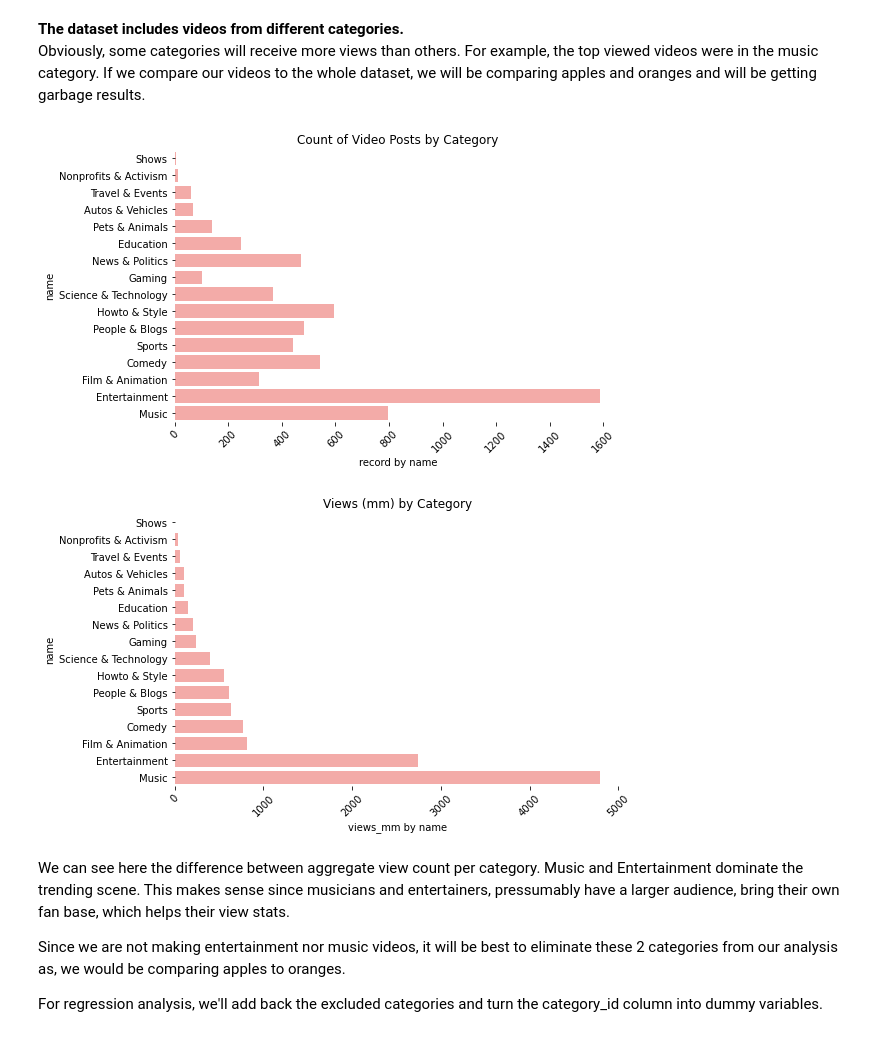
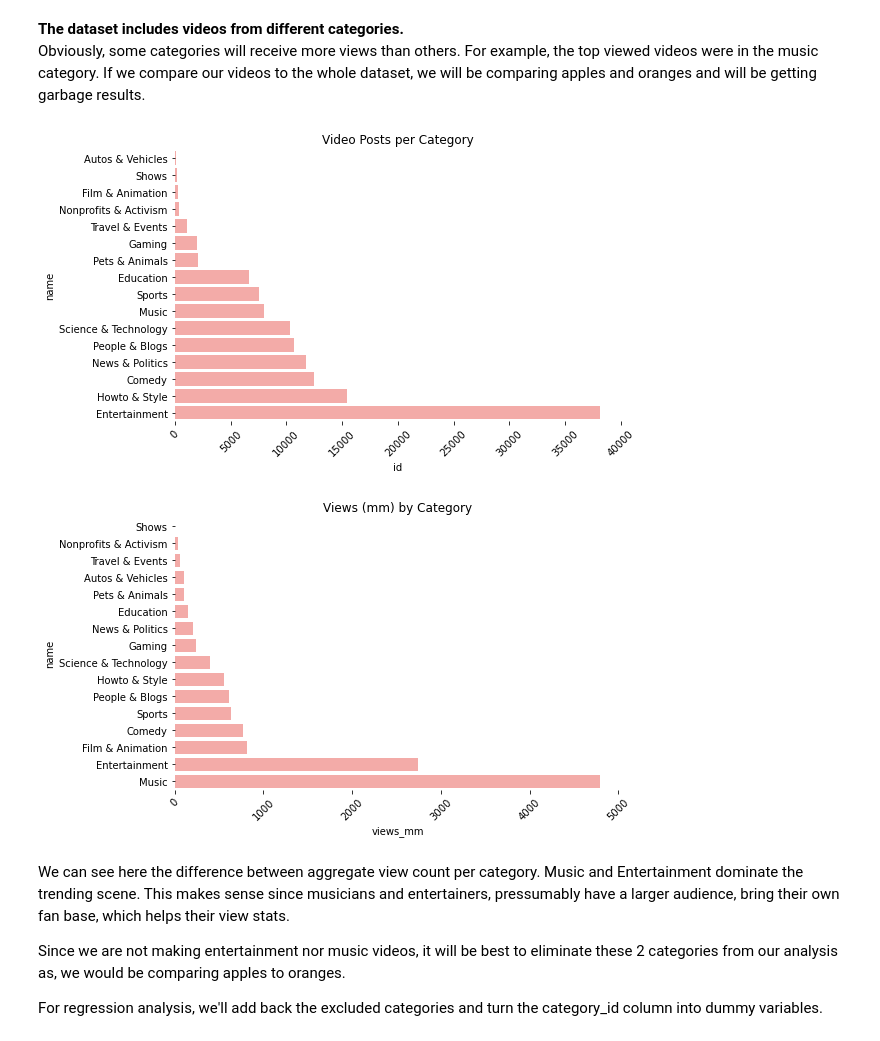
Before and after one commit to christianbm1/ds-ytViews, a Jupyter notebook: Project YouTuber.ipynb, the cells around one changed output. Drawn from its saved outputs; the diff is of its cells as text; code cells hidden in the pictures.

Commit message:
category analysis

```diff
--- a/Project YouTuber.ipynb
+++ b/Project YouTuber.ipynb
@@ -297,17 +292,18 @@ def buildBarChart(groupby_x, y, layered=False, layered_y=None, title=None, sort=
 
         # Add a legend and informative axis label
         ax.legend(ncol=2, loc="upper left", frameon=True)
-    ax.set(ylabel=groupby_x, xlabel=f"{y} by {groupby_x}")
+    ax.set(ylabel=groupby_x, xlabel=y)
     plt.xticks(rotation=45)
     sns.despine(left=True, bottom=True)
-# %%
-buildBarChart('name', 'record', title='Count of Video Posts by Category', sort='views')
-# %% [output]
-[figure, removed]
+# %%
+buildBarChart('name', 'id', title='Video Posts per Category')
+plt.savefig('Video Posts per Category.png', dpi=300, bbox_inches='tight')
+# %% [output]
+[figure, added]
 # %%
 buildBarChart('name', 'views_mm', title='Views (mm) by Category', sort='views')
 # %% [output]
-[figure, old version]
+[figure, new version]
 # %% [markdown]
 We can see here the difference between aggregate view count per category. Music and Entertainment dominate the trending scene. This makes sense since musicians and entertainers, pressumably have a larger audience, bring their own fan base, which helps their view stats.
 
```
Also changed, not shown: parts of 4 cells of this notebook, 1 other file.
